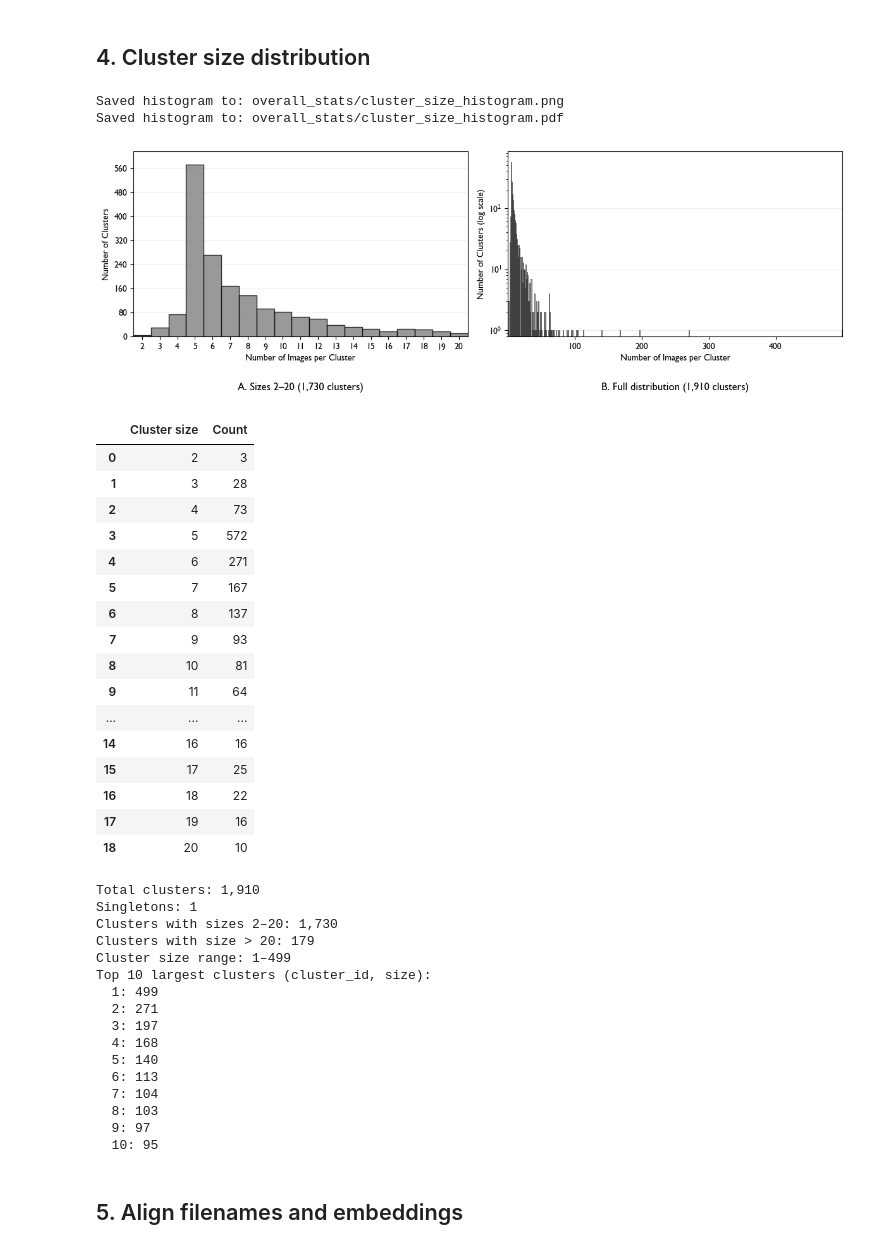
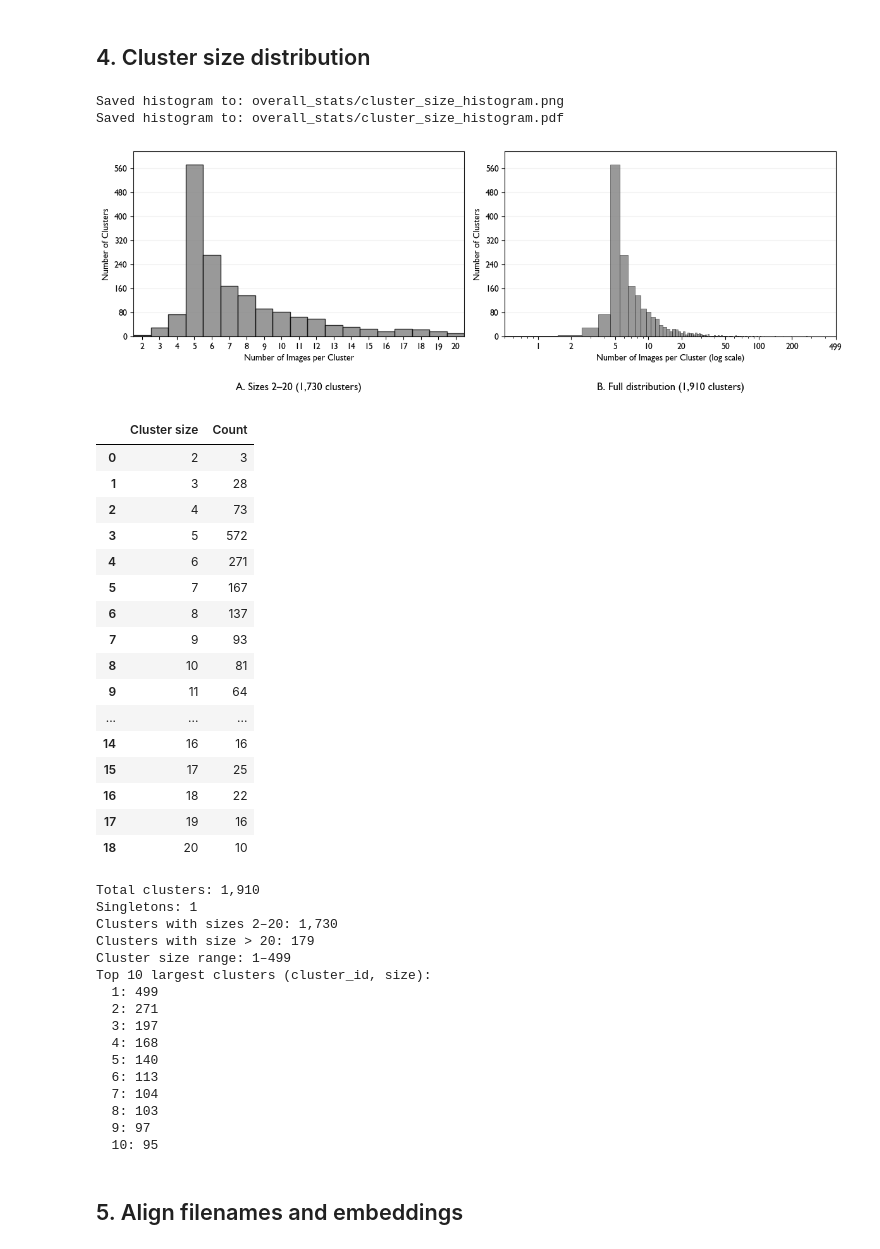
Before and after one commit to L4CCH/viral-images, a Jupyter notebook: scripts/cluster-analysis/analyze.ipynb, the cells around one changed output. Drawn from its saved outputs; the diff is of its cells as text; code cells hidden in the pictures.

Commit message:
log scale x axis instead of y

```diff
--- a/scripts/cluster-analysis/analyze.ipynb
+++ b/scripts/cluster-analysis/analyze.ipynb
@@ -210,21 +210,24 @@ ax_a.text(0.5, -0.25, f"A. Sizes 2–20 ({len(sizes_2_20):,} clusters)",
           transform=ax_a.transAxes, ha="center", va="top", fontsize=12)
 
 # Retain every cluster, including singletons, with one bin per integer size.
-# Logarithmic counts make rare sizes in the long tail visible.
+# A logarithmic size axis spreads out the range of cluster sizes.
 full_counts, full_edges, _ = ax_b.hist(
     all_sizes,
     bins=np.arange(0.5, all_sizes.max() + 1.5, 1),
     color="grey", edgecolor="black", linewidth=0.4, alpha=0.8,
 )
-ax_b.set_yscale("log")
-ax_b.set_ylim(0.8, full_counts.max() * 1.5)
+ax_b.set_xscale("log")
+ax_b.set_ylim(0, full_counts.max() * 1.08)
+ax_b.yaxis.set_major_locator(MaxNLocator(integer=True))
+ax_b.set_xticks([1, 2, 5, 10, 20, 50, 100, 200, 499])
+ax_b.set_xticklabels(["1", "2", "5", "10", "20", "50", "100", "200", "499"])
 ax_b.set_xlim(0.5, all_sizes.max() + 0.5)
 ax_b.text(0.5, -0.25, f"B. Full distribution ({len(all_sizes):,} clusters)",
           transform=ax_b.transAxes, ha="center", va="top", fontsize=12)
 
 for ax in (ax_a, ax_b):
-    ax.set_xlabel("Number of Images per Cluster")
-    ax.set_ylabel("Number of Clusters" if ax is ax_a else "Number of Clusters (log scale)")
+    ax.set_xlabel("Number of Images per Cluster" if ax is ax_a else "Number of Images per Cluster (log scale)")
+    ax.set_ylabel("Number of Clusters")
     ax.set_axisbelow(True)
     ax.grid(axis="y", alpha=0.2)
 
@@ -232,34 +235,34 @@ assert int(n.sum()) == len(sizes_2_20)
 assert int(full_counts.sum()) == len(all_sizes)
 fig.tight_layout()
 
 for extension in ("png", "pdf"):
     hist_path = STATS_DIR / f"cluster_size_histogram.{extension}"
     fig.savefig(hist_path, dpi=300, bbox_inches="tight")
     print(f"Saved histogram to: {hist_path}")
 plt.show()
 
 bin_table = pd.DataFrame({"Cluster size": range(2, 21), "Count": n.astype(int)})
 display(bin_table)
 full_bin_table = pd.DataFrame({
     "Cluster size": ((full_edges[:-1] + full_edges[1:]) / 2).astype(int),
     "Count": full_counts.astype(int),
 })
 full_bin_table.to_csv(STATS_DIR / "cluster_size_histogram_counts.csv", index=False)
 
 print(f"Total clusters: {len(all_sizes):,}")
 print(f"Singletons: {int((all_sizes == 1).sum()):,}")
 print(f"Clusters with sizes 2–20: {len(sizes_2_20):,}")
 print(f"Clusters with size > 20: {int((all_sizes > 20).sum()):,}")
 print(f"Cluster size range: {all_sizes.min()}–{all_sizes.max()}")
 
 top10 = sorted(((cid, len(files)) for cid, files in clusters.items()), key=lambda x: -x[1])[:10]
 print("Top 10 largest clusters (cluster_id, size):")
 for cid, size in top10:
     print(f"  {cid}: {size}")
 # %% [output]
 Saved histogram to: overall_stats/cluster_size_histogram.png
 Saved histogram to: overall_stats/cluster_size_histogram.pdf
-[figure, old version]
+[figure, new version]
 |  | Cluster size | Count |
 | 0 | 2 | 3 |
 | 1 | 3 | 28 |
```
